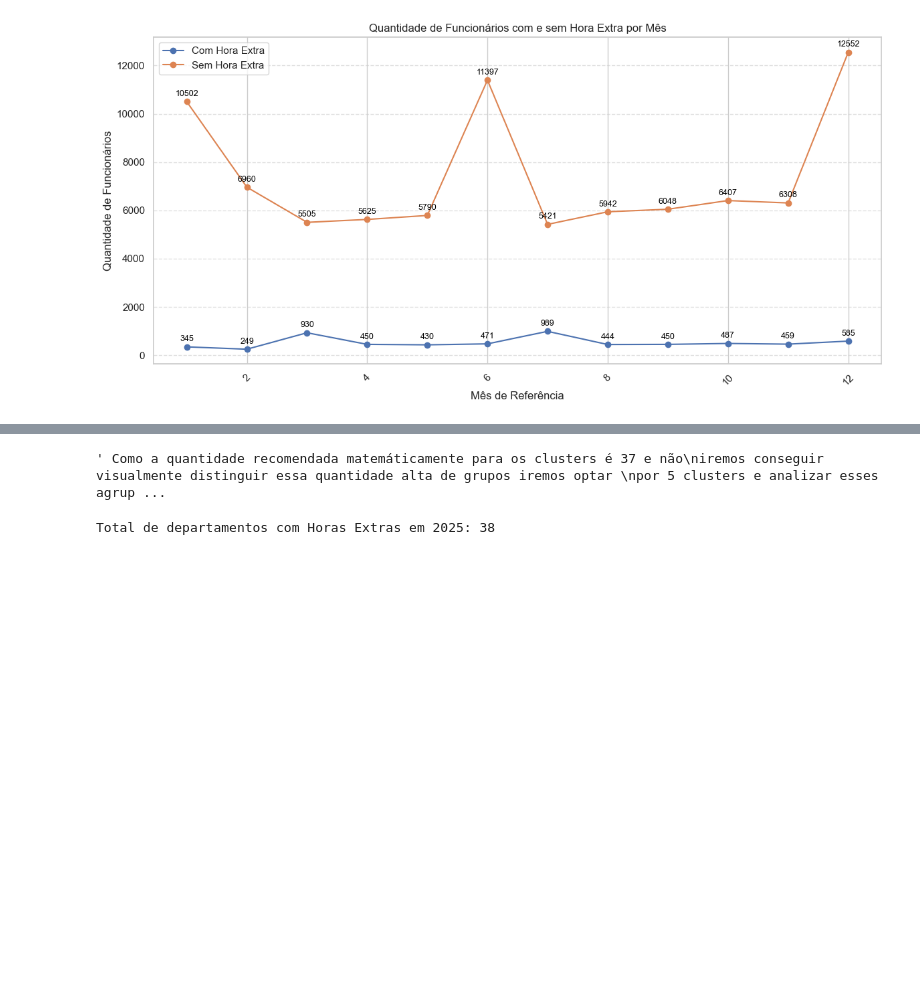
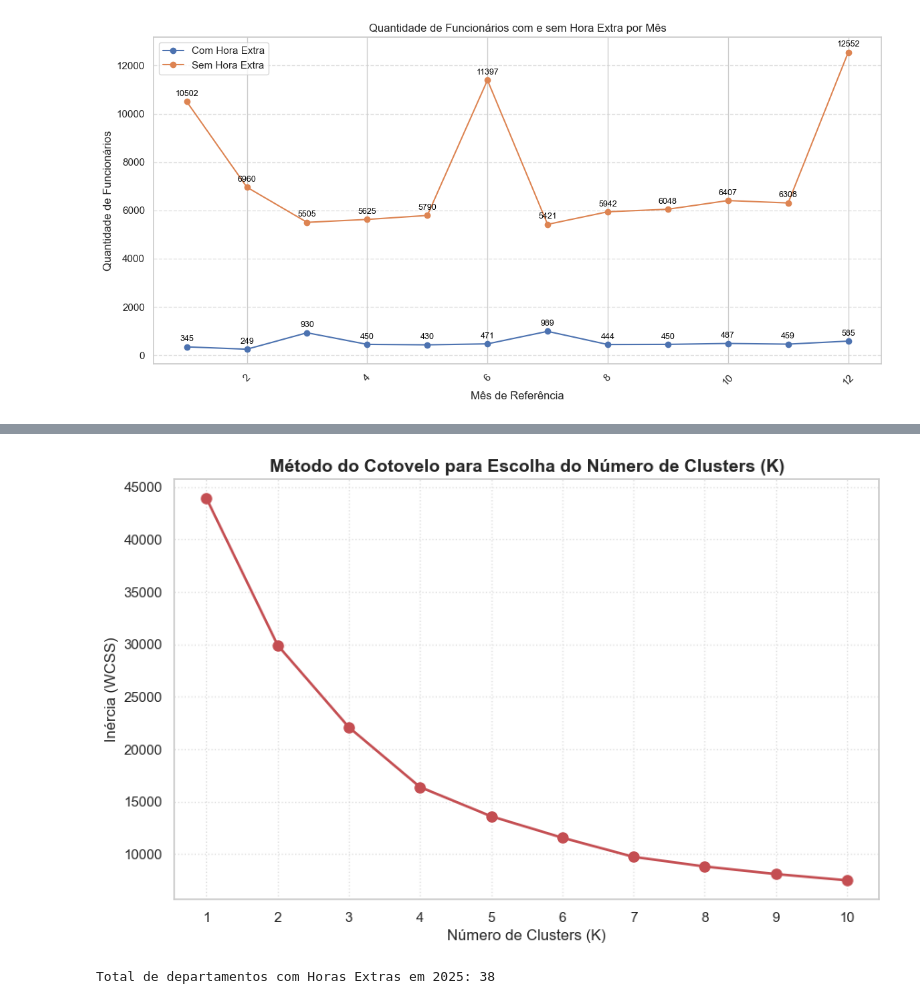
Before and after one commit to Gabriel-nascimento31/Projeto-de-Mineracao-de-Dados, a Jupyter notebook: mineracao.ipynb, the cells around one changed output, grey strips where cells are left out. Cells and saved outputs as stored; diff of their text form; code cells hidden in the pictures; blank space fills up the shorter version.

```diff
--- a/mineracao.ipynb
+++ b/mineracao.ipynb
@@ -134,10 +128,33 @@ Número ótimo de clusters: 37
-# %%
-""" Como a quantidade recomendada matemáticamente para os clusters é 37 e não
-iremos conseguir visualmente distinguir essa quantidade alta de grupos iremos optar
-por 5 clusters e analizar esses agrupamentos
-"""
-# %% [output]
-' Como a quantidade recomendada matemáticamente para os clusters é 37 e não\niremos conseguir visualmente distinguir essa quantidade alta de grupos iremos optar \npor 5 clusters e analizar esses agrup ...
+# %%
+# PREPARAÇÃO DOS DADOS PARA UTILIZAÇÃO DO GRÁFICO DO COTOVELO
+# 1. Selecionar as colunas numéricas relevantes para o agrupamento
+colunas_cluster = ['HORAS_EXTRAS', 'REMUN_BASICA', 'REM_LIQUIDA', 'FUNCAO_NUMERICA', 'QTD_SERVIDORES']
+X = df_depto[colunas_cluster]
+
+# 2. Normalizar os dados (essencial para o KMeans funcionar corretamente)
+scaler = StandardScaler()
+X_scaled = scaler.fit_transform(X)
+
+# MÉTODO DO COTOVELO
+inercias = []
+K_range = range(1, 11)  # Testando de 1 a 10 clusters
+
+for k in K_range:
+    kmeans = KMeans(n_clusters=k, random_state=42, n_init=10)
+    kmeans.fit(X_scaled)
+    inercias.append(kmeans.inertia_)
+
+# 3. Plotar o gráfico do Método do Cotovelo
+plt.figure(figsize=(10, 6))
+plt.plot(K_range, inercias, 'ro-', linewidth=2, markersize=8)
+plt.title('Método do Cotovelo para Escolha do Número de Clusters (K)', fontsize=14, fontweight='bold')
+plt.xlabel('Número de Clusters (K)', fontsize=12)
+plt.ylabel('Inércia (WCSS)', fontsize=12)
+plt.xticks(K_range)
+plt.grid(True, linestyle=':', alpha=0.6)
+plt.show()
+# %% [output]
+[figure, added]
 # %%
 # Garantir que as colunas críticas sejam lidas como números (floats)
 df_2025['HORAS_EXTRAS'] = pd.to_numeric(df_2025['HORAS_EXTRAS'], errors='coerce').fillna(0)
```
Also changed, not shown: parts of 12 cells of this notebook.
